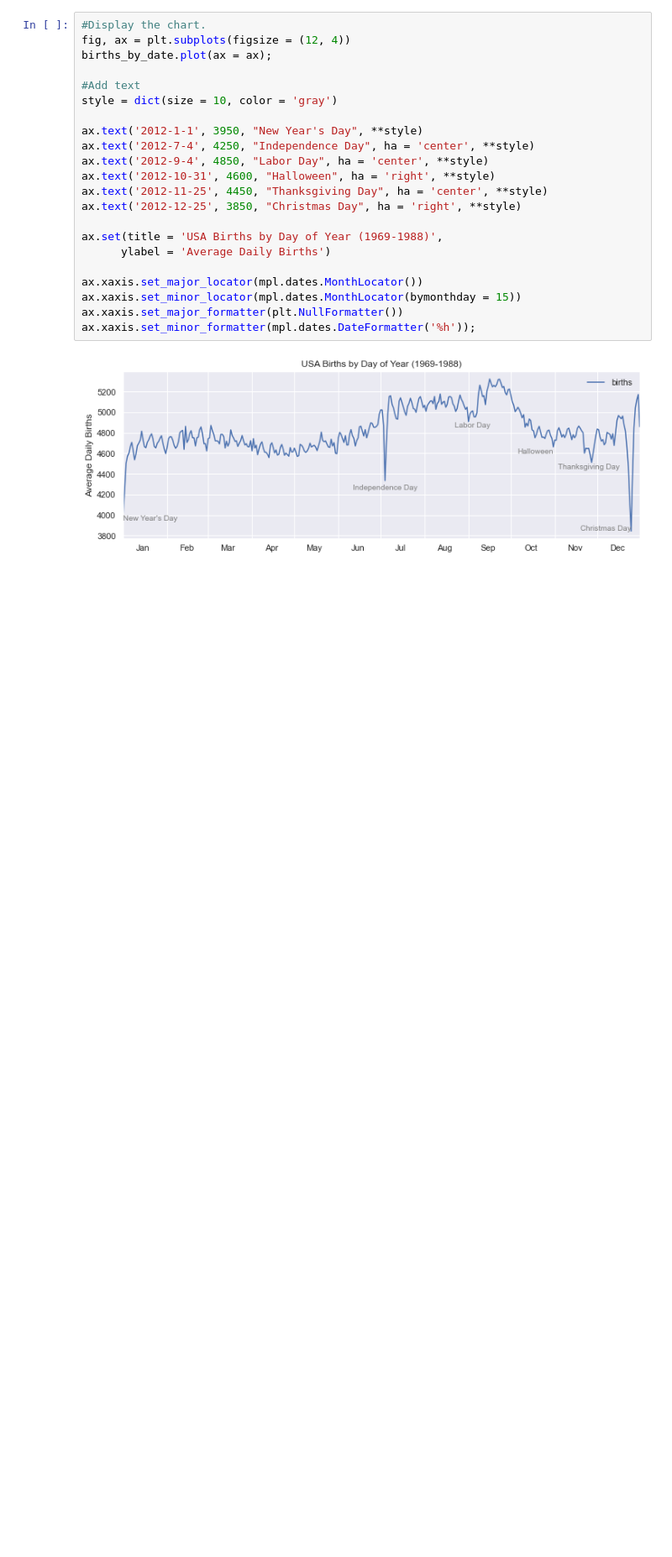
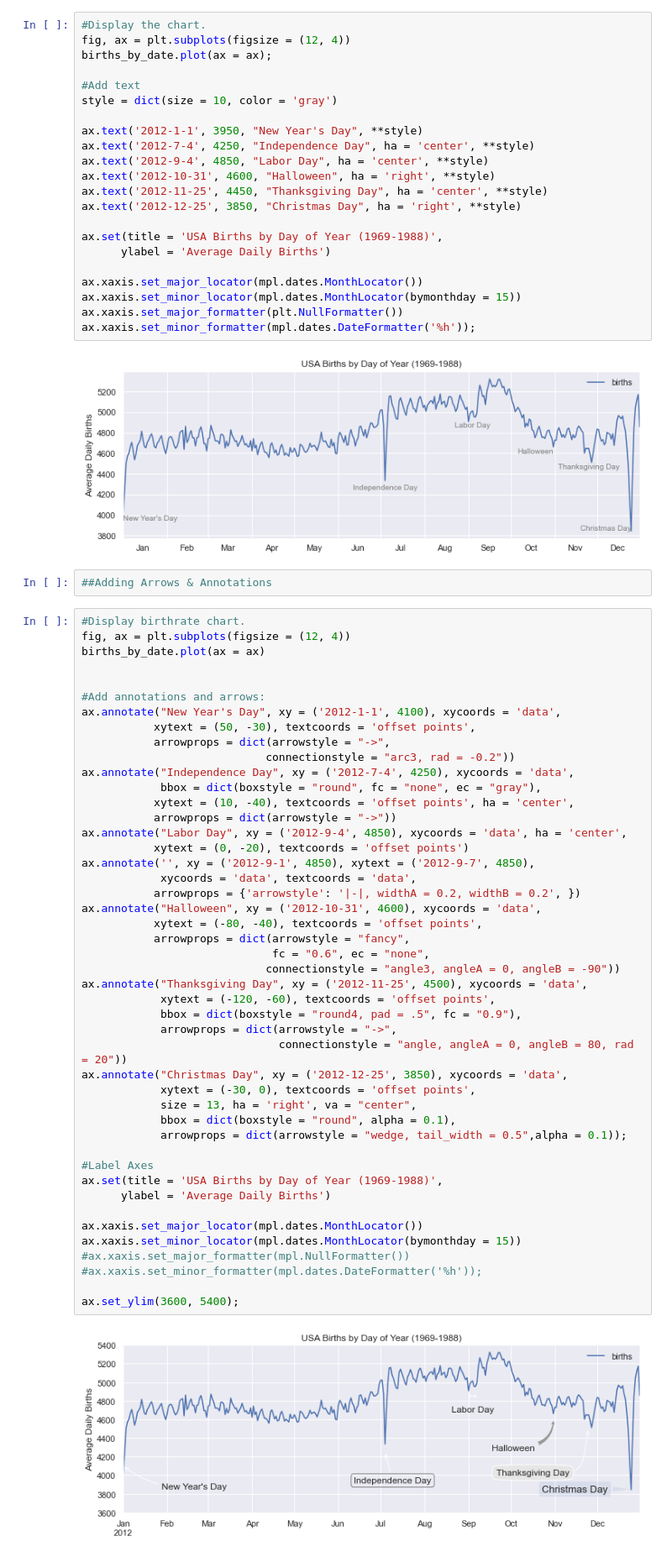
Before and after one commit to ghrush/Python-Programming-for-Data-Science, a Jupyter notebook: Examine_Birth_Rate_Data_With_Pivot_Tables.ipynb, the cells around one changed output. Shown: that part at 84% size. Drawn from its saved outputs; the diff is of its cells as text; blank space fills up the shorter version.

```diff
--- a/Examine_Birth_Rate_Data_With_Pivot_Tables.ipynb
+++ b/Examine_Birth_Rate_Data_With_Pivot_Tables.ipynb
@@ -135,3 +135,53 @@ ax.xaxis.set_major_formatter(plt.NullFormatter())
 ax.xaxis.set_minor_formatter(mpl.dates.DateFormatter('%h'));
 # %% [output]
 [figure]
+# %%
+##Adding Arrows & Annotations
+# %%
+#Display birthrate chart.
+fig, ax = plt.subplots(figsize = (12, 4))
+births_by_date.plot(ax = ax)
+
+
+#Add annotations and arrows:
+ax.annotate("New Year's Day", xy = ('2012-1-1', 4100), xycoords = 'data',
+           xytext = (50, -30), textcoords = 'offset points',
+           arrowprops = dict(arrowstyle = "->",
+                            connectionstyle = "arc3, rad = -0.2"))
+ax.annotate("Independence Day", xy = ('2012-7-4', 4250), xycoords = 'data',
+            bbox = dict(boxstyle = "round", fc = "none", ec = "gray"),
+           xytext = (10, -40), textcoords = 'offset points', ha = 'center',
+           arrowprops = dict(arrowstyle = "->"))
+ax.annotate("Labor Day", xy = ('2012-9-4', 4850), xycoords = 'data', ha = 'center',
+           xytext = (0, -20), textcoords = 'offset points')
+ax.annotate('', xy = ('2012-9-1', 4850), xytext = ('2012-9-7', 4850),
+            xycoords = 'data', textcoords = 'data',
+           arrowprops = {'arrowstyle': '|-|, widthA = 0.2, widthB = 0.2', })
+ax.annotate("Halloween", xy = ('2012-10-31', 4600), xycoords = 'data',
+           xytext = (-80, -40), textcoords = 'offset points',
+           arrowprops = dict(arrowstyle = "fancy",
+                             fc = "0.6", ec = "none",
+                            connectionstyle = "angle3, angleA = 0, angleB = -90"))
+ax.annotate("Thanksgiving Day", xy = ('2012-11-25', 4500), xycoords = 'data',
+            xytext = (-120, -60), textcoords = 'offset points',
+            bbox = dict(boxstyle = "round4, pad = .5", fc = "0.9"),
+            arrowprops = dict(arrowstyle = "->",
+                              connectionstyle = "angle, angleA = 0, angleB = 80, rad = 20"))
+ax.annotate("Christmas Day", xy = ('2012-12-25', 3850), xycoords = 'data',
+            xytext = (-30, 0), textcoords = 'offset points',
+            size = 13, ha = 'right', va = "center",
+            bbox = dict(boxstyle = "round", alpha = 0.1),
+            arrowprops = dict(arrowstyle = "wedge, tail_width = 0.5",alpha = 0.1));
+
+#Label Axes
+ax.set(title = 'USA Births by Day of Year (1969-1988)',
+      ylabel = 'Average Daily Births')
+
+ax.xaxis.set_major_locator(mpl.dates.MonthLocator())
+ax.xaxis.set_minor_locator(mpl.dates.MonthLocator(bymonthday = 15))
+#ax.xaxis.set_major_formatter(mpl.NullFormatter())
+#ax.xaxis.set_minor_formatter(mpl.dates.DateFormatter('%h'));
+
+ax.set_ylim(3600, 5400);
+# %% [output]
+[figure, added]
```
